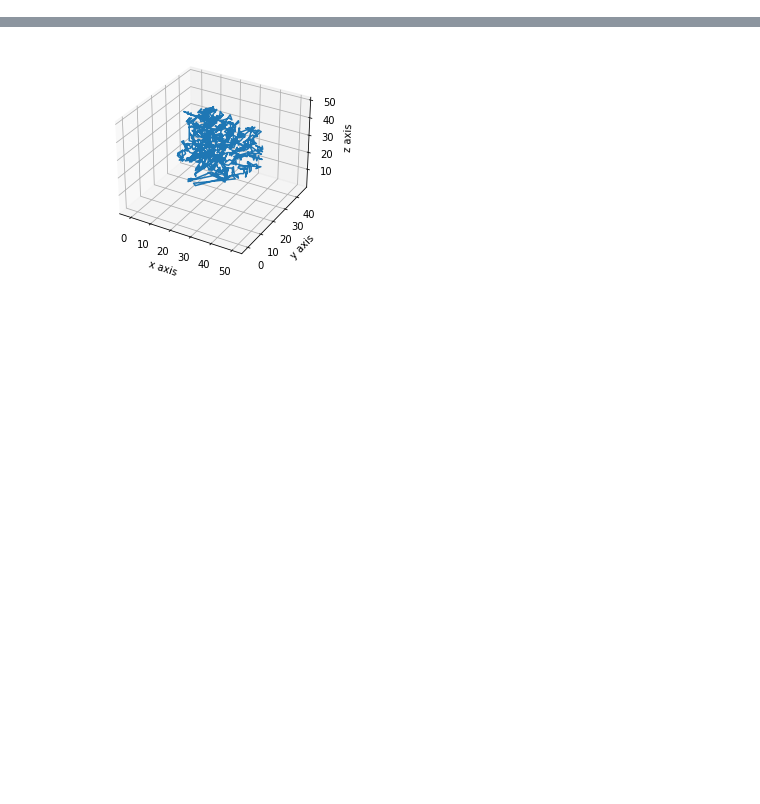
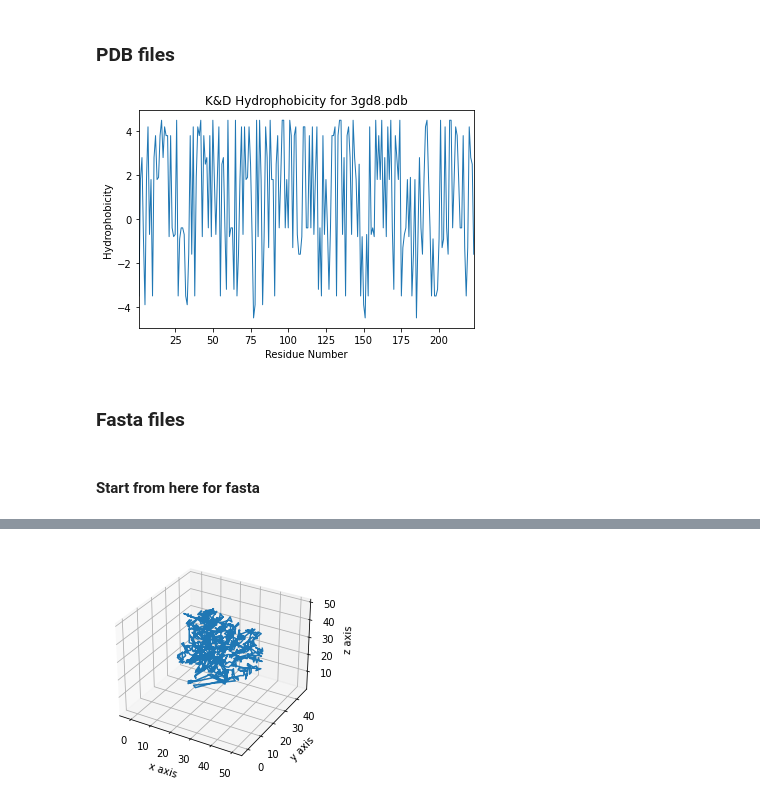
Before and after one commit to Dparanou/transmembrane-protein-prediction, a Jupyter notebook: test.ipynb, the cells around one changed output, grey strips where cells are left out. Saved outputs shown, nothing was run; the diff lists cells and outputs as text; code cells hidden in the pictures; blank space fills up the shorter version.

Commit message:
add fasta retrieving, preprocessing of data and SGD classifier

```diff
--- a/test.ipynb
+++ b/test.ipynb
@@ -7,0 +43,10 @@ hydrophobic_amino_acid = ["PRO", "ALA", "VAL", "ILE", "LEU", "MET", "PHE", "TRP"
+# %% [markdown]
+### PDB files
+# %%
+pdb_structures = {}
+# read all pdb files
+for f in listdir("./data"):
+  pdb_parser = PDBParser(PERMISSIVE=1)
+  structure = pdb_parser.get_structure(f[:4], "./data/" + f)
+  pdb_structures[f[:4]] = {}
+  pdb_structures[f[:4]]['structure'] = structure
@@ -7,0 +55,35 @@ hydrophobic_amino_acid = ["PRO", "ALA", "VAL", "ILE", "LEU", "MET", "PHE", "TRP"
+# %%
+# Opening JSON file
+f = open('primary_structures.json')
+
+# returns JSON object as
+# a dictionary
+data = json.load(f)
+
+# get subunits for pdb files
+for i in data['objects']:
+  if i['pdbid'] in pdb_structures:
+    x = requests.get('https://lomize-group-opm.herokuapp.com//primary_structures/' + str(i['id'])).json()
+    pdb_structures[i['pdbid']]['subunits'] = x['subunits']
+# %%
+for model in pdb_structures['3gd8']:
+  for chain in model:
+    seq = []
+    for residue in chain:
+      if residue.resname in amino_acids:
+        seq.append(d3to1[residue.resname])
+# %%
+# names, counts = zip(*kd.items())
+# print(values[0])
+x_data = range(1, len(seq)+1)
+plt.plot(x_data, values_hyd, linewidth=1.0)
+plt.axis(xmin = 1, xmax = len(seq))
+# plt.figure(figsize=(20, 15))
+plt.xlabel("Residue Number")
+plt.ylabel("Hydrophobicity")
+plt.title("K&D Hydrophobicity for 3gd8.pdb")
+plt.show()
+# %% [output]
+[figure, added]
+# %% [markdown]
+### Fasta files
@@ -7,0 +144,2 @@ hydrophobic_amino_acid = ["PRO", "ALA", "VAL", "ILE", "LEU", "MET", "PHE", "TRP"
+# %% [markdown]
+#### Start from here for fasta
```
Also changed, not shown: parts of 28 cells of this notebook, 4 other files.
